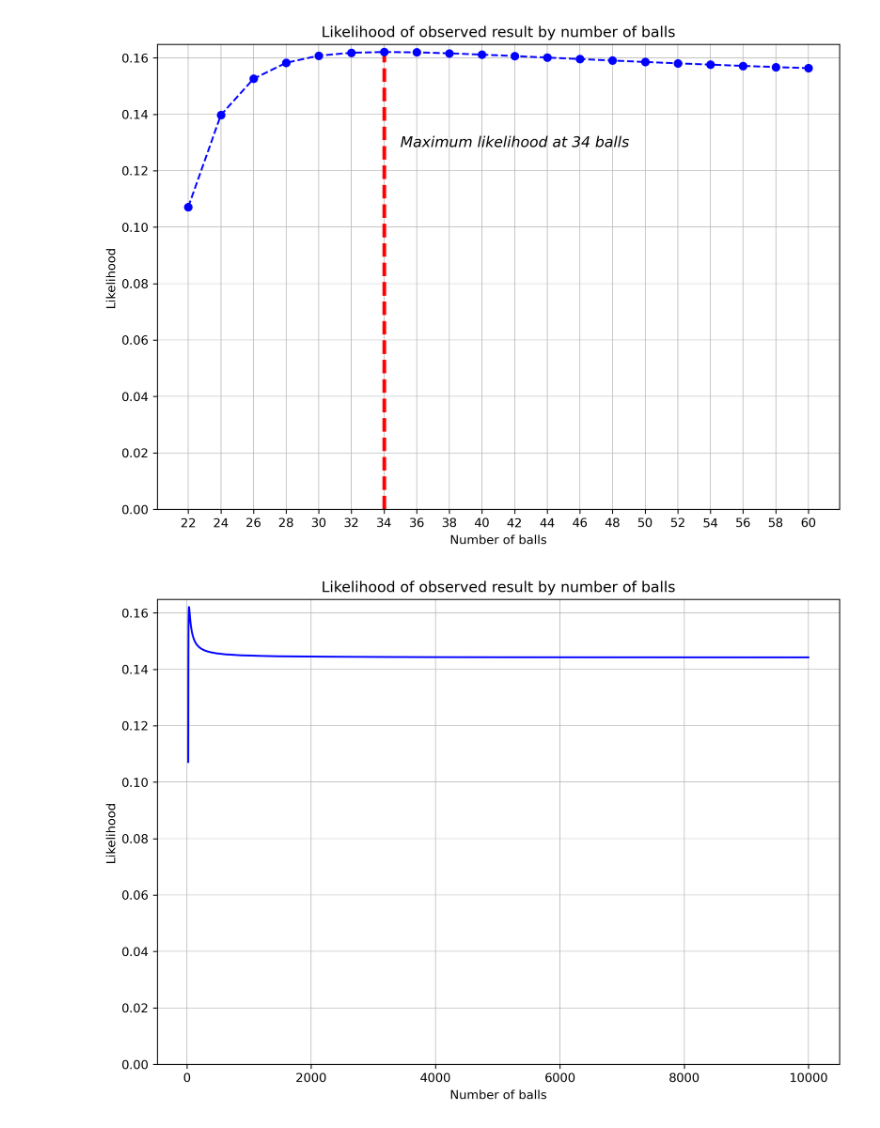
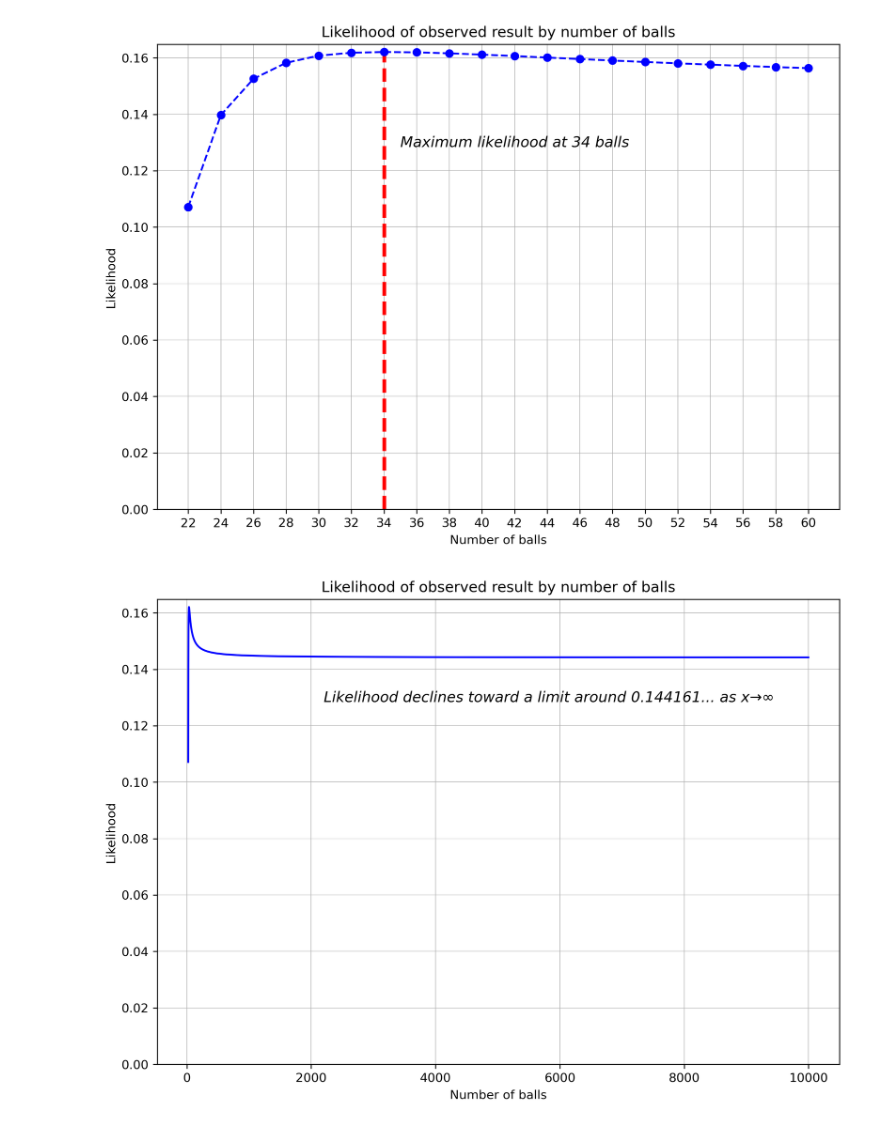
Before and after one commit to khgiddon/misc, a Jupyter notebook: riddler_classic_2022_06_17.ipynb, the cells around one changed output. Saved outputs shown, nothing was run; the diff lists cells and outputs as text; code cells hidden in the pictures.

```diff
--- a/riddler_classic_2022_06_17.ipynb
+++ b/riddler_classic_2022_06_17.ipynb
@@ -45,13 +45,14 @@ maxtuple = max(results,key=lambda item:item[1])
 # %%
 # Plot #2
 
 plt.plot(*zip(*results),linestyle='-', color='b')
 plt.title('Likelihood of observed result by number of balls')
 plt.xlabel('Number of balls')
 plt.ylabel('Likelihood')
 plt.grid(linestyle='-', linewidth=.5)
 plt.rcParams['figure.figsize'] = [10, 7]
+plt.text(2200, .13, 'Likelihood declines toward a limit around 0.144161... as x→∞', horizontalalignment='left',verticalalignment='center',fontsize='large',fontstyle='italic')
 plt.ylim(bottom=0)
 plt.show()
 # %% [output]
-[figure, old version]
+[figure, new version]
```
Also changed, not shown: 1 other file.
